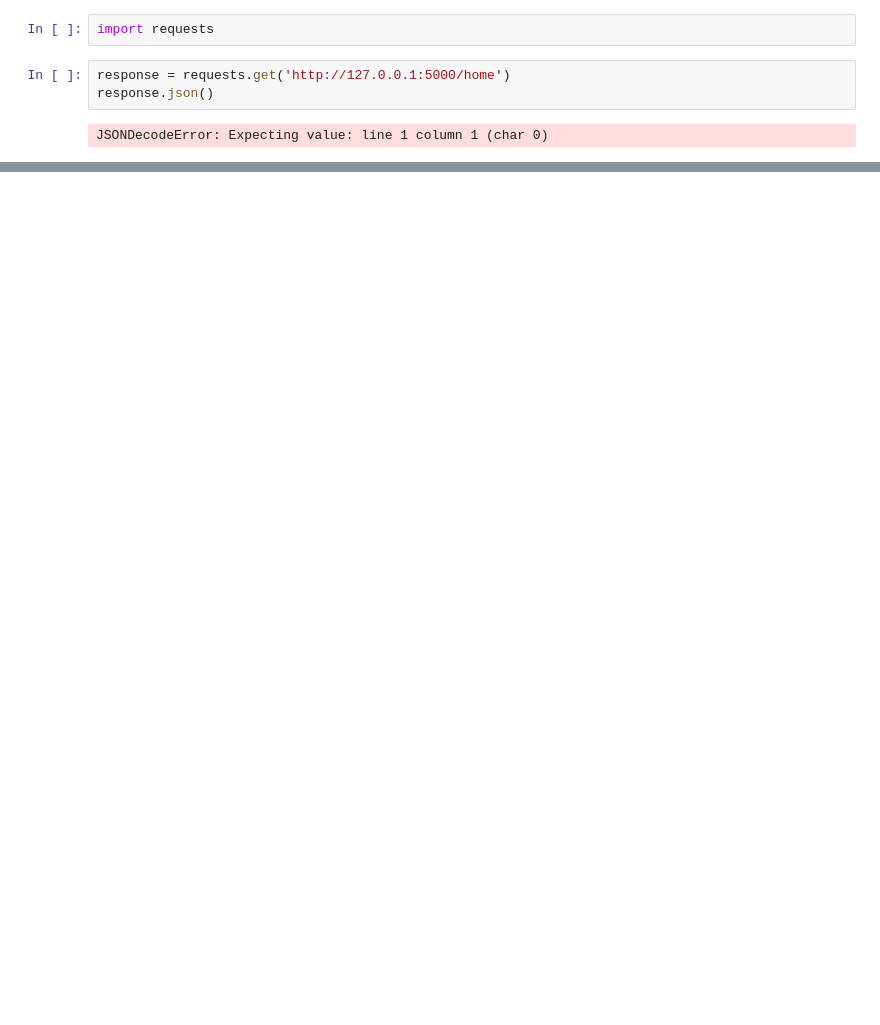
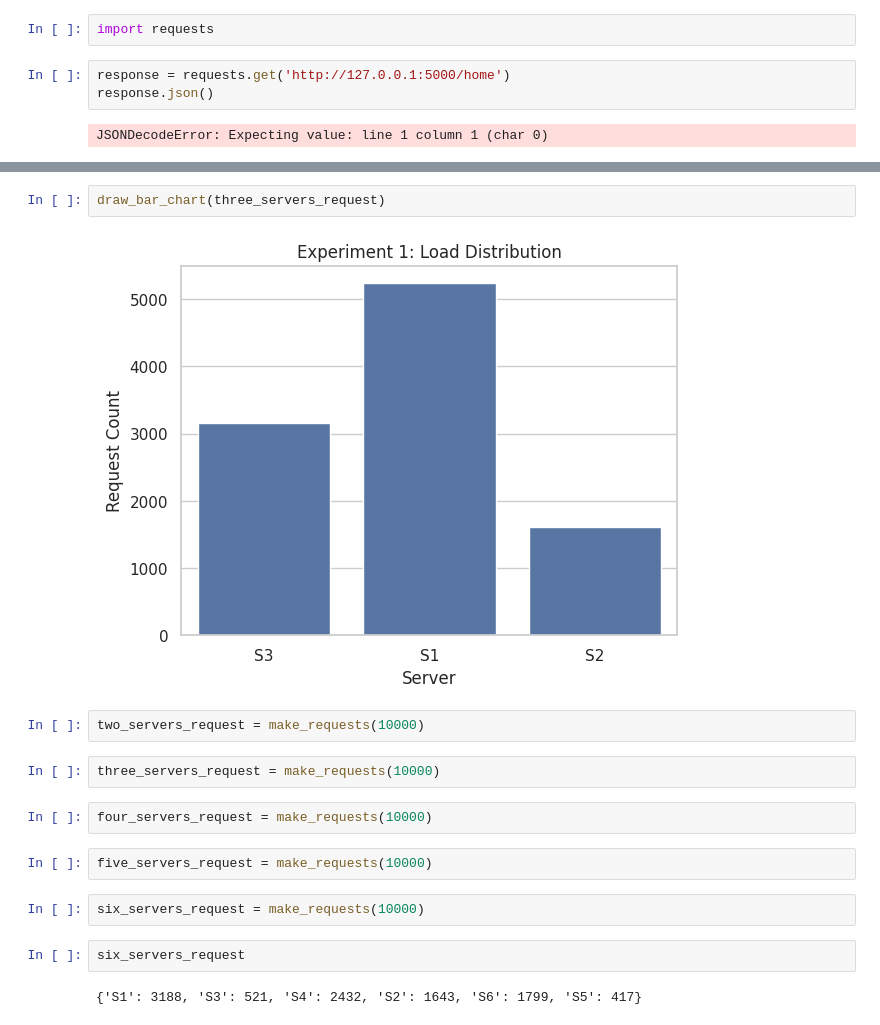
Before and after one commit to newtvn/Customizable-Load-Balancer, a Jupyter notebook: analysis.ipynb, the cells around one changed output, grey strips where cells are left out. Cells and saved outputs as stored; diff of their text form; blank space fills up the shorter version.

```diff
--- a/analysis.ipynb
+++ b/analysis.ipynb
@@ -26,0 +84,18 @@ JSONDecodeError: Expecting value: line 1 column 1 (char 0)
+# %%
+draw_bar_chart(three_servers_request)
+# %% [output]
+[figure, added]
+# %%
+two_servers_request = make_requests(10000)
+# %%
+three_servers_request = make_requests(10000)
+# %%
+four_servers_request = make_requests(10000)
+# %%
+five_servers_request = make_requests(10000)
+# %%
+six_servers_request = make_requests(10000)
+# %%
+six_servers_request
+# %% [output]
+{'S1': 3188, 'S3': 521, 'S4': 2432, 'S2': 1643, 'S6': 1799, 'S5': 417}
```
Also changed, not shown: parts of 11 cells of this notebook, 6 other files.
